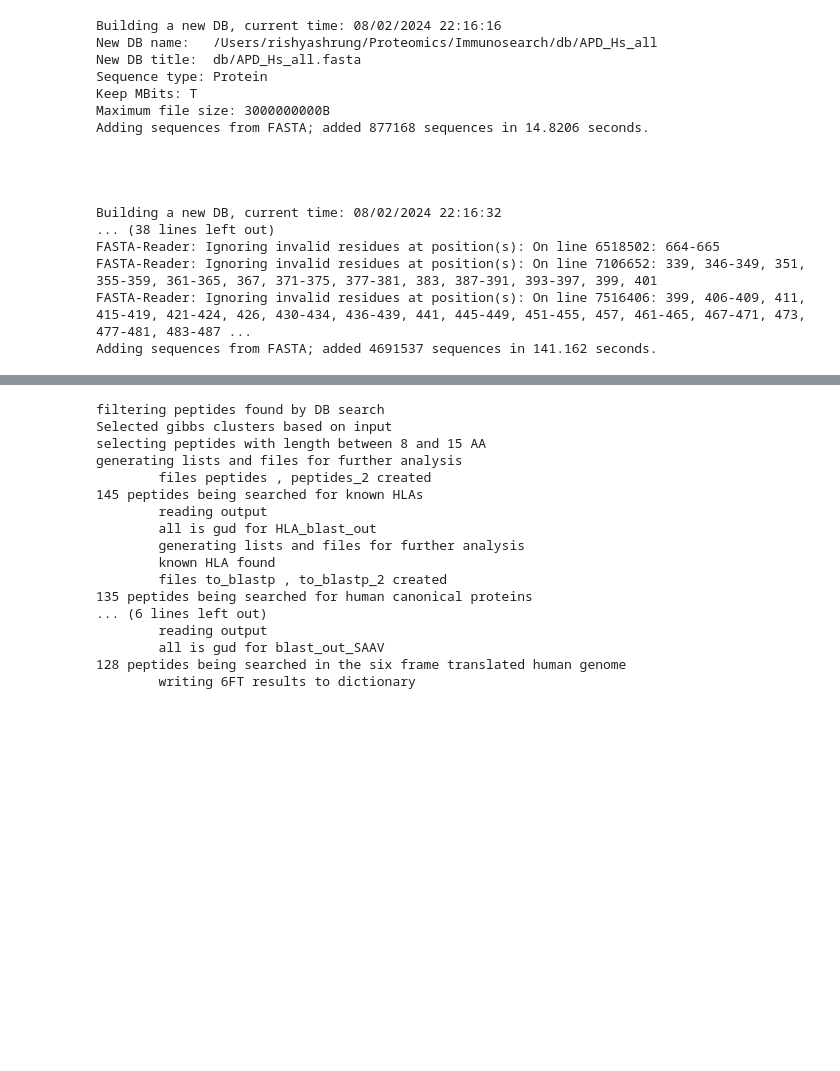
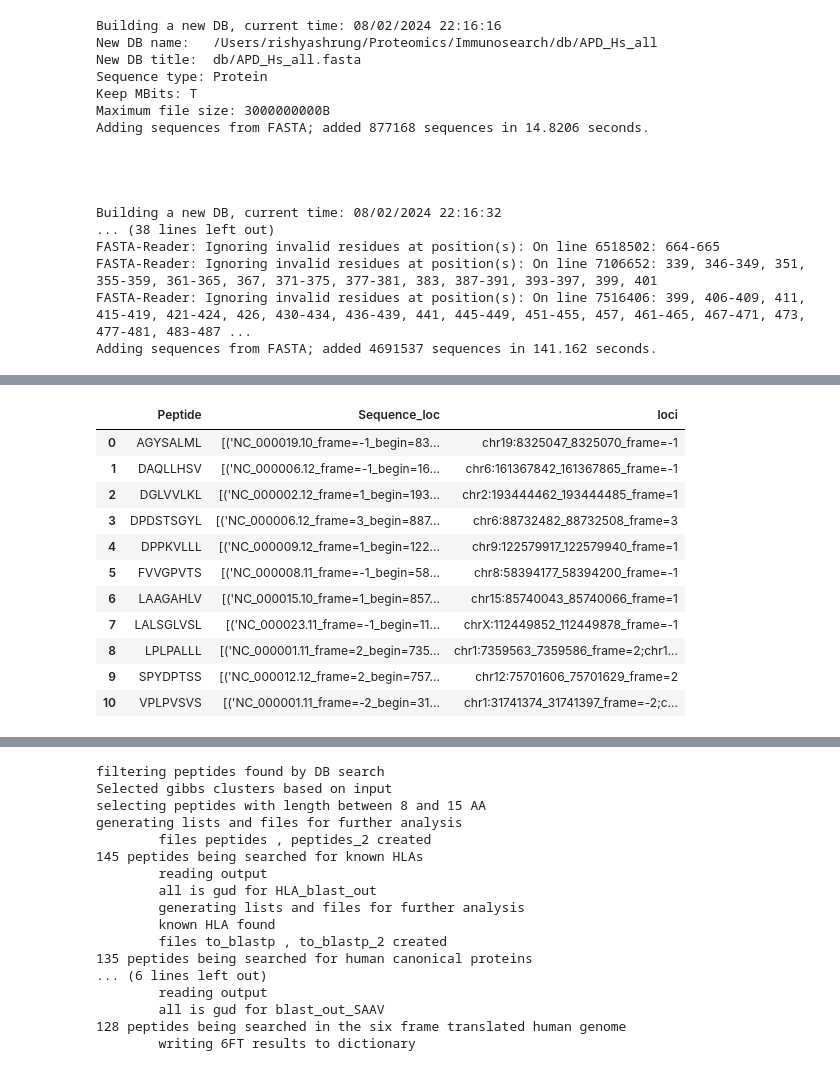
Before and after one commit to rishyashrung/Immunosearch, a Jupyter notebook: Immuno_search.ipynb, the cells around one changed output, grey strips where cells are left out. Saved outputs shown, nothing was run; the diff lists cells and outputs as text; code cells hidden in the pictures; blank space fills up the shorter version.

```diff
--- a/Immuno_search.ipynb
+++ b/Immuno_search.ipynb
@@ -530 +561,59 @@ SAAV_out
+# %%
+#fixing peptide position in genomic location for foward and reverse frames
+
+import pandas as pd
+import re
+import ast
+
+# Load your data
+Sixframe_out = pd.read_csv('matches_to_6ft.csv')
+
+# Updated function: now includes frame info in the output
+def compute_locus_for_pair(entry_str, aa_pair):
+    m_chr   = re.search(r'chromosome (\w+)', entry_str)
+    m_beg   = re.search(r'begin=(\d+)', entry_str)
+    m_end   = re.search(r'end=(\d+)',   entry_str)
+    m_frame = re.search(r'frame=([+-]?\d+)', entry_str)
+
+    chrom   = m_chr.group(1) if m_chr else None
+    prot_b  = int(m_beg.group(1)) if m_beg else None
+    prot_e  = int(m_end.group(1)) if m_end else None
+    frame   = int(m_frame.group(1)) if m_frame else None
+
+    s, e = aa_pair
+    if frame > 0:
+        g_start = prot_b + 3*(s - 1)
+        g_end   = prot_b + 3*e   - 1
+    else:
+        g_start = prot_e - (3*e   - 1)
+        g_end   = prot_e -  3*(s - 1)
+
+    return f"chr{chrom}:{g_start}_{g_end}_frame={frame}"
+
+# Extract and join all loci with frame info
+def all_loci_from_cell(cell):
+    pairs = ast.literal_eval(cell)
+    loci = [
+        compute_locus_for_pair(entry_str, aa_pair)
+        for entry_str, aa_pair in pairs
+    ]
+    return ";".join(loci)
+
+# Apply to your data (replace 'ColumnName' with the correct column name)
+Sixframe_out['loci'] = Sixframe_out['Sequence_loc'].apply(all_loci_from_cell)
+# %%
+Sixframe_out
+# %% [output]
+|  | Peptide | Sequence_loc | loci |
+| 0 | AGYSALML | [('NC_000019.10_frame=-1_begin=83... | chr19:8325047_8325070_frame=-1 |
+| 1 | DAQLLHSV | [('NC_000006.12_frame=-1_begin=16... | chr6:161367842_161367865_frame=-1 |
+| 2 | DGLVVLKL | [('NC_000002.12_frame=1_begin=193... | chr2:193444462_193444485_frame=1 |
+| 3 | DPDSTSGYL | [('NC_000006.12_frame=3_begin=887... | chr6:88732482_88732508_frame=3 |
+| 4 | DPPKVLLL | [('NC_000009.12_frame=1_begin=122... | chr9:122579917_122579940_frame=1 |
+| 5 | FVVGPVTS | [('NC_000008.11_frame=-1_begin=58... | chr8:58394177_58394200_frame=-1 |
+| 6 | LAAGAHLV | [('NC_000015.10_frame=1_begin=857... | chr15:85740043_85740066_frame=1 |
+| 7 | LALSGLVSL | [('NC_000023.11_frame=-1_begin=11... | chrX:112449852_112449878_frame=-1 |
+| 8 | LPLPALLL | [('NC_000001.11_frame=2_begin=735... | chr1:7359563_7359586_frame=2;chr1... |
+| 9 | SPYDPTSS | [('NC_000012.12_frame=2_begin=757... | chr12:75701606_75701629_frame=2 |
+| 10 | VPLPVSVS | [('NC_000001.11_frame=-2_begin=31... | chr1:31741374_31741397_frame=-2;c... |
 # %%
```
Also changed, not shown: parts of 7 cells of this notebook, 1 other file.
